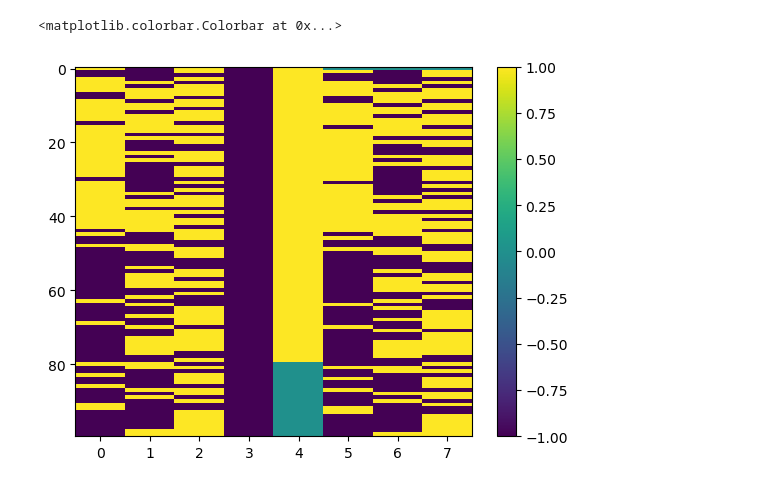
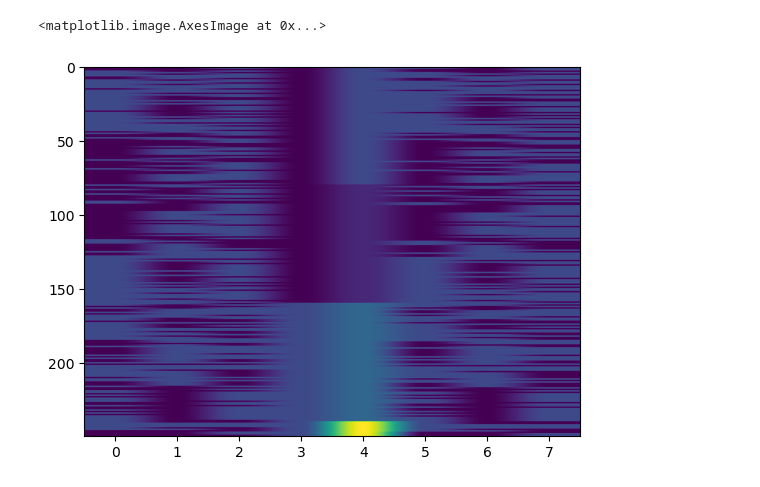
Before and after one commit to slenderham/what-where-task-analysis, a Jupyter notebook: preprocessing.ipynb, the cells around one changed output. Saved outputs shown, nothing was run; the diff lists cells and outputs as text; code cells hidden in the pictures.

```diff
--- a/preprocessing.ipynb
+++ b/preprocessing.ipynb
@@ -125,6 +125,7 @@ for event_idx, aligned_event in enumerate(aligned_events):
                     tbl = pd.DataFrame(np.concatenate([curr_unit_time_fr[:, None], X], axis=1),
                                         columns=['fr']+var_names_in_table)
 
+
                     # fit linear model
                     mdl = smf.ols(formula, tbl).fit()
 
@@ -148,6 +149,7 @@ for event_idx, aligned_event in enumerate(aligned_events):
                 all_units_exp_var[:, unit_idx, :] = np.stack([curr_time_results[1] for curr_time_results in linreg_anova_results])
                 all_units_pvals[:, unit_idx, :] = np.stack([curr_time_results[2] for curr_time_results in linreg_anova_results])
 
+            all_sess_regression_info['neural_data'].append(neural_data)
             all_sess_regression_info['monkey_name'].append(monkey_name)
             all_sess_regression_info['aligned_event'].append(aligned_event)
             all_sess_regression_info['area_name'].append(area_idx)
@@ -199,6 +216,5 @@ KeyboardInterrupt:
 # %%
-plt.imshow(X[:100], aspect='auto', interpolation='nearest')
-plt.colorbar()
+plt.imshow(X[:250], aspect='auto')
 # %% [output]
-<matplotlib.colorbar.Colorbar at 0x...>
+<matplotlib.image.AxesImage at 0x...>
-[figure, old version]
+[figure, new version]
```
Also changed, not shown: parts of 7 cells of this notebook, 4 other files.
